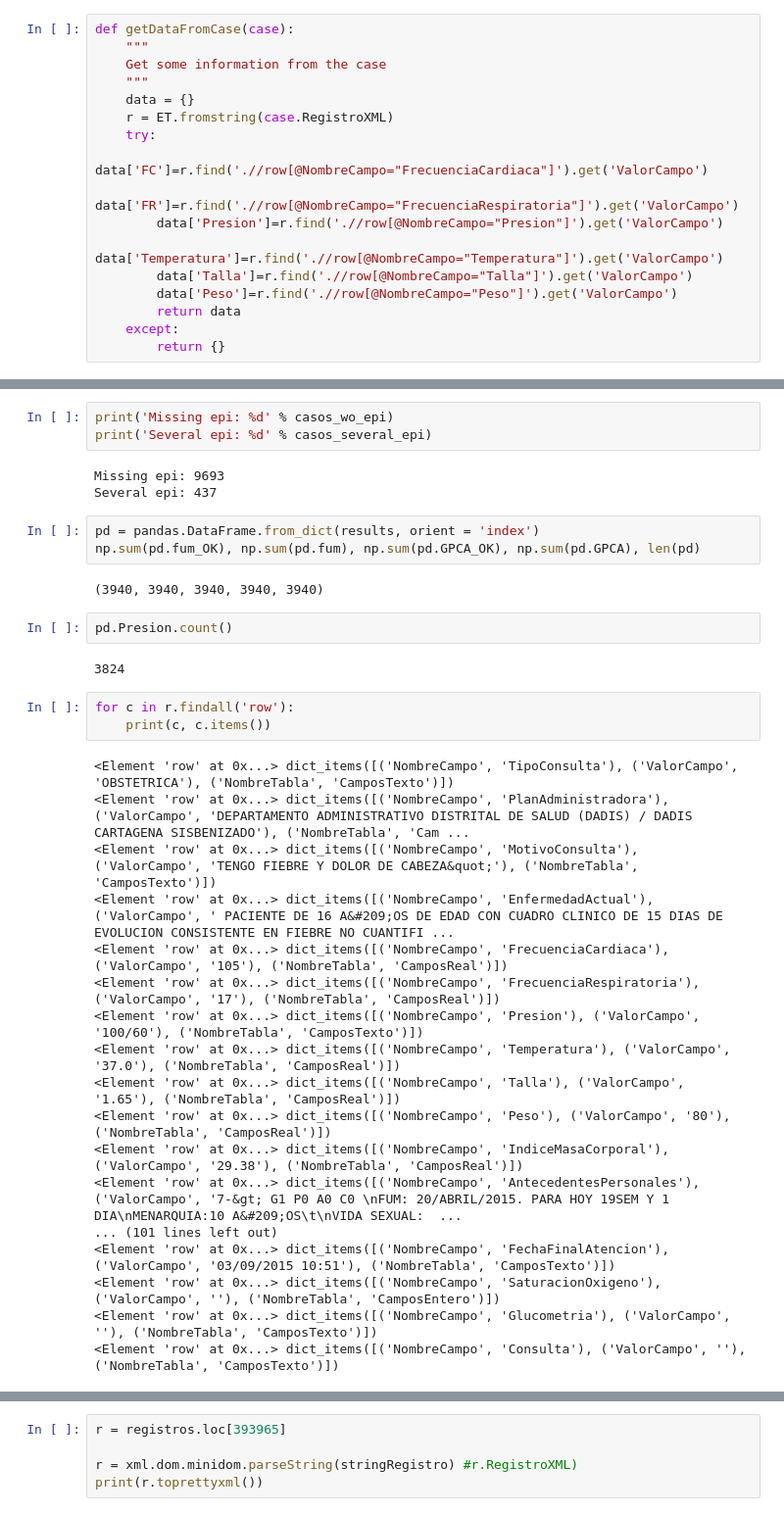
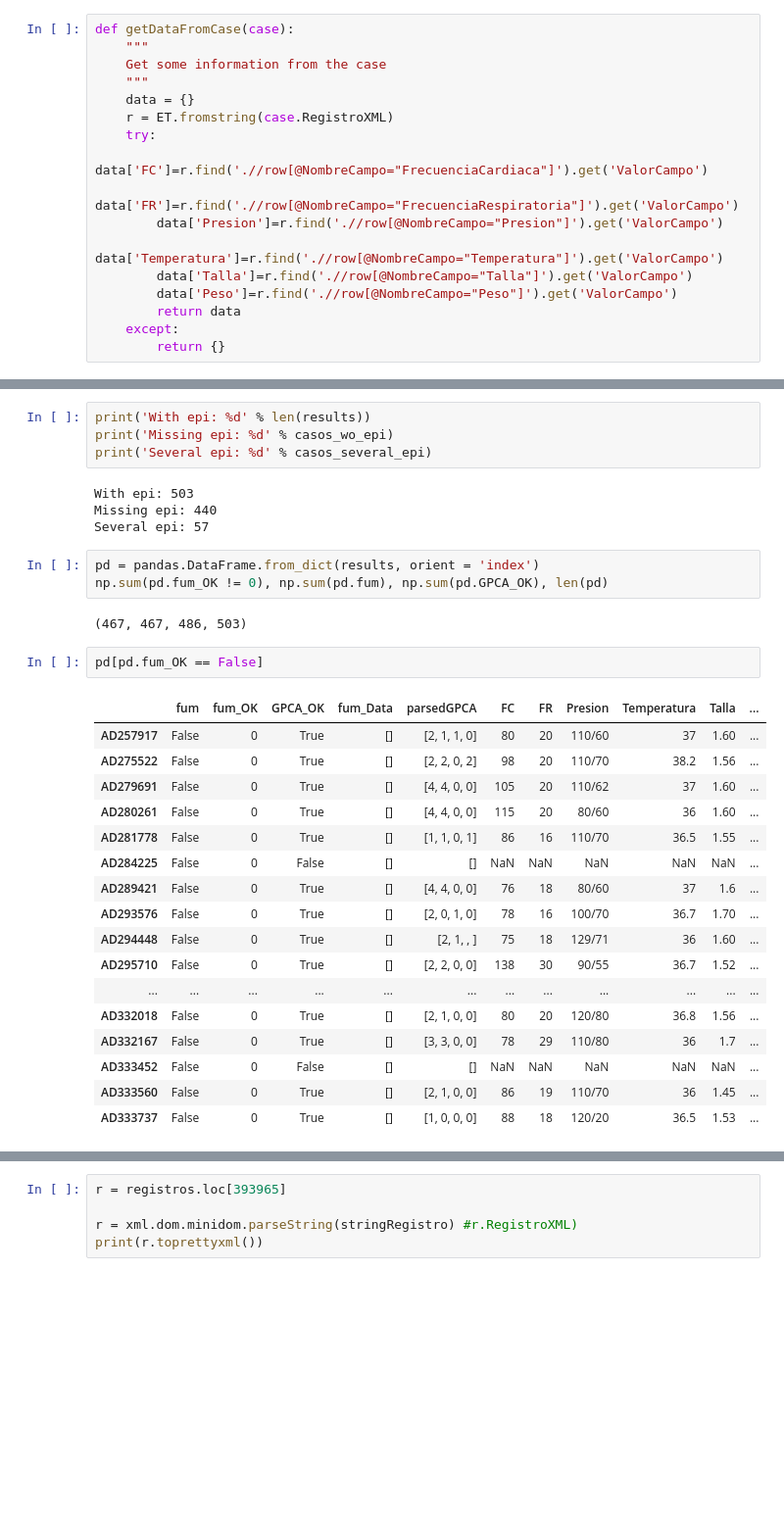
Before and after one commit to gbernardino/toolsCMRC, a Jupyter notebook: dataReader.ipynb, the cells around one changed output, grey strips where cells are left out. Shown: that part at 98% size. Saved outputs shown, nothing was run; the diff lists cells and outputs as text; blank space fills up the shorter version.

Commit message:
Worked on GPCA and FUM, working on selecting cases by procedure

```diff
--- a/dataReader.ipynb
+++ b/dataReader.ipynb
@@ -134,36 +247,33 @@ for i,c in tqdm.tqdm_notebook(enumerate(registros.groupby('Caso')), total = len(
 # %%
+print('With epi: %d' % len(results))
 print('Missing epi: %d' % casos_wo_epi)
 print('Several epi: %d' % casos_several_epi)
 # %% [output]
-Missing epi: 9693
-Several epi: 437
+With epi: 503
+Missing epi: 440
+Several epi: 57
 # %%
 pd = pandas.DataFrame.from_dict(results, orient = 'index')
-np.sum(pd.fum_OK), np.sum(pd.fum), np.sum(pd.GPCA_OK), np.sum(pd.GPCA), len(pd)
+np.sum(pd.fum_OK != 0), np.sum(pd.fum), np.sum(pd.GPCA_OK), len(pd)
 # %% [output]
-(3940, 3940, 3940, 3940, 3940)
+(467, 467, 486, 503)
-# %%
-pd.Presion.count()
-# %% [output]
-3824
-# %%
-for c in r.findall('row'):
-    print(c, c.items())
-# %% [output]
-<Element 'row' at 0x...> dict_items([('NombreCampo', 'TipoConsulta'), ('ValorCampo', 'OBSTETRICA'), ('NombreTabla', 'CamposTexto')])
-<Element 'row' at 0x...> dict_items([('NombreCampo', 'PlanAdministradora'), ('ValorCampo', 'DEPARTAMENTO ADMINISTRATIVO DISTRITAL DE SALUD (DADIS) / DADIS CARTAGENA SISBENIZADO'), ('NombreTabla', 'Cam ...
-<Element 'row' at 0x...> dict_items([('NombreCampo', 'MotivoConsulta'), ('ValorCampo', 'TENGO FIEBRE Y DOLOR DE CABEZA&quot;'), ('NombreTabla', 'CamposTexto')])
-<Element 'row' at 0x...> dict_items([('NombreCampo', 'EnfermedadActual'), ('ValorCampo', ' PACIENTE DE 16 A&#209;OS DE EDAD CON CUADRO CLINICO DE 15 DIAS DE EVOLUCION CONSISTENTE EN FIEBRE NO CUANTIFI ...
-<Element 'row' at 0x...> dict_items([('NombreCampo', 'FrecuenciaCardiaca'), ('ValorCampo', '105'), ('NombreTabla', 'CamposReal')])
-<Element 'row' at 0x...> dict_items([('NombreCampo', 'FrecuenciaRespiratoria'), ('ValorCampo', '17'), ('NombreTabla', 'CamposReal')])
-<Element 'row' at 0x...> dict_items([('NombreCampo', 'Presion'), ('ValorCampo', '100/60'), ('NombreTabla', 'CamposTexto')])
-<Element 'row' at 0x...> dict_items([('NombreCampo', 'Temperatura'), ('ValorCampo', '37.0'), ('NombreTabla', 'CamposReal')])
-<Element 'row' at 0x...> dict_items([('NombreCampo', 'Talla'), ('ValorCampo', '1.65'), ('NombreTabla', 'CamposReal')])
-<Element 'row' at 0x...> dict_items([('NombreCampo', 'Peso'), ('ValorCampo', '80'), ('NombreTabla', 'CamposReal')])
-<Element 'row' at 0x...> dict_items([('NombreCampo', 'IndiceMasaCorporal'), ('ValorCampo', '29.38'), ('NombreTabla', 'CamposReal')])
-<Element 'row' at 0x...> dict_items([('NombreCampo', 'AntecedentesPersonales'), ('ValorCampo', '7-&gt; G1 P0 A0 C0 \nFUM: 20/ABRIL/2015. PARA HOY 19SEM Y 1 DIA\nMENARQUIA:10 A&#209;OS\t\nVIDA SEXUAL:  ...
-... (101 lines left out)
-<Element 'row' at 0x...> dict_items([('NombreCampo', 'FechaFinalAtencion'), ('ValorCampo', '03/09/2015 10:51'), ('NombreTabla', 'CamposTexto')])
-<Element 'row' at 0x...> dict_items([('NombreCampo', 'SaturacionOxigeno'), ('ValorCampo', ''), ('NombreTabla', 'CamposEntero')])
-<Element 'row' at 0x...> dict_items([('NombreCampo', 'Glucometria'), ('ValorCampo', ''), ('NombreTabla', 'CamposTexto')])
-<Element 'row' at 0x...> dict_items([('NombreCampo', 'Consulta'), ('ValorCampo', ''), ('NombreTabla', 'CamposTexto')])
+# %%
+pd[pd.fum_OK == False]
+# %% [output]
+|  | fum | fum_OK | GPCA_OK | fum_Data | parsedGPCA | FC | FR | Presion | Temperatura | Talla | ... |
+| AD257917 | False | 0 | True | [] | [2, 1, 1, 0] | 80 | 20 | 110/60 | 37 | 1.60 | ... |
+| AD275522 | False | 0 | True | [] | [2, 2, 0, 2] | 98 | 20 | 110/70 | 38.2 | 1.56 | ... |
+| AD279691 | False | 0 | True | [] | [4, 4, 0, 0] | 105 | 20 | 110/62 | 37 | 1.60 | ... |
+| AD280261 | False | 0 | True | [] | [4, 4, 0, 0] | 115 | 20 | 80/60 | 36 | 1.60 | ... |
+| AD281778 | False | 0 | True | [] | [1, 1, 0, 1] | 86 | 16 | 110/70 | 36.5 | 1.55 | ... |
+| AD284225 | False | 0 | False | [] | [] | NaN | NaN | NaN | NaN | NaN | ... |
+| AD289421 | False | 0 | True | [] | [4, 4, 0, 0] | 76 | 18 | 80/60 | 37 | 1.6 | ... |
+| AD293576 | False | 0 | True | [] | [2, 0, 1, 0] | 78 | 16 | 100/70 | 36.7 | 1.70 | ... |
+| AD294448 | False | 0 | True | [] | [2, 1, , ] | 75 | 18 | 129/71 | 36 | 1.60 | ... |
+| AD295710 | False | 0 | True | [] | [2, 2, 0, 0] | 138 | 30 | 90/55 | 36.7 | 1.52 | ... |
+| ... | ... | ... | ... | ... | ... | ... | ... | ... | ... | ... | ... |
+| AD332018 | False | 0 | True | [] | [2, 1, 0, 0] | 80 | 20 | 120/80 | 36.8 | 1.56 | ... |
+| AD332167 | False | 0 | True | [] | [3, 3, 0, 0] | 78 | 29 | 110/80 | 36 | 1.7 | ... |
+| AD333452 | False | 0 | False | [] | [] | NaN | NaN | NaN | NaN | NaN | ... |
+| AD333560 | False | 0 | True | [] | [2, 1, 0, 0] | 86 | 19 | 110/70 | 36 | 1.45 | ... |
+| AD333737 | False | 0 | True | [] | [1, 0, 0, 0] | 88 | 18 | 120/20 | 36.5 | 1.53 | ... |
```
Also changed, not shown: parts of 26 cells of this notebook.
